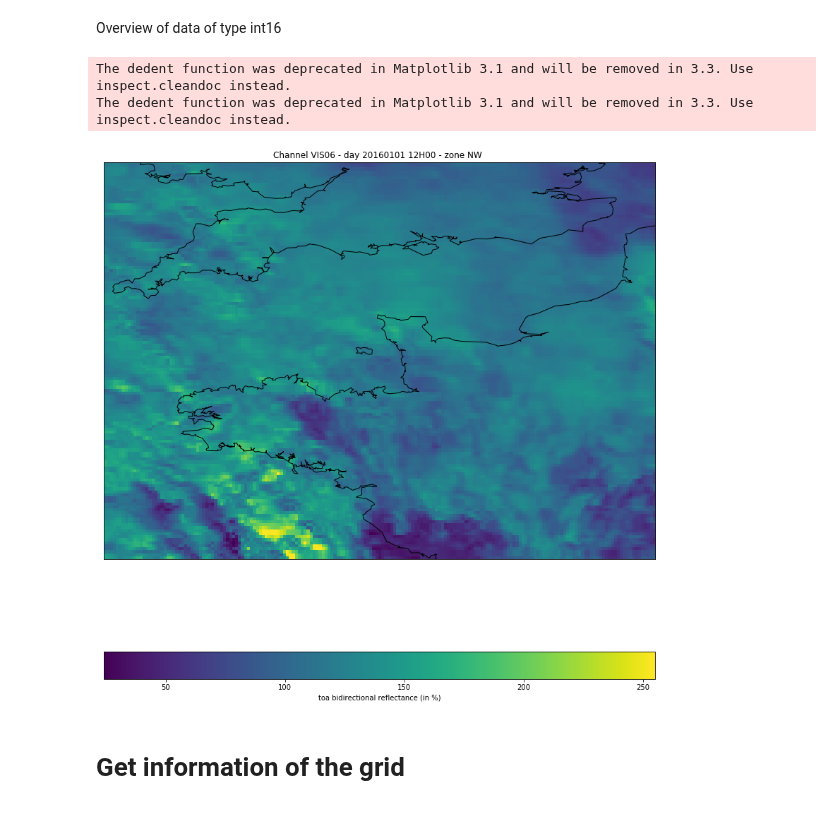
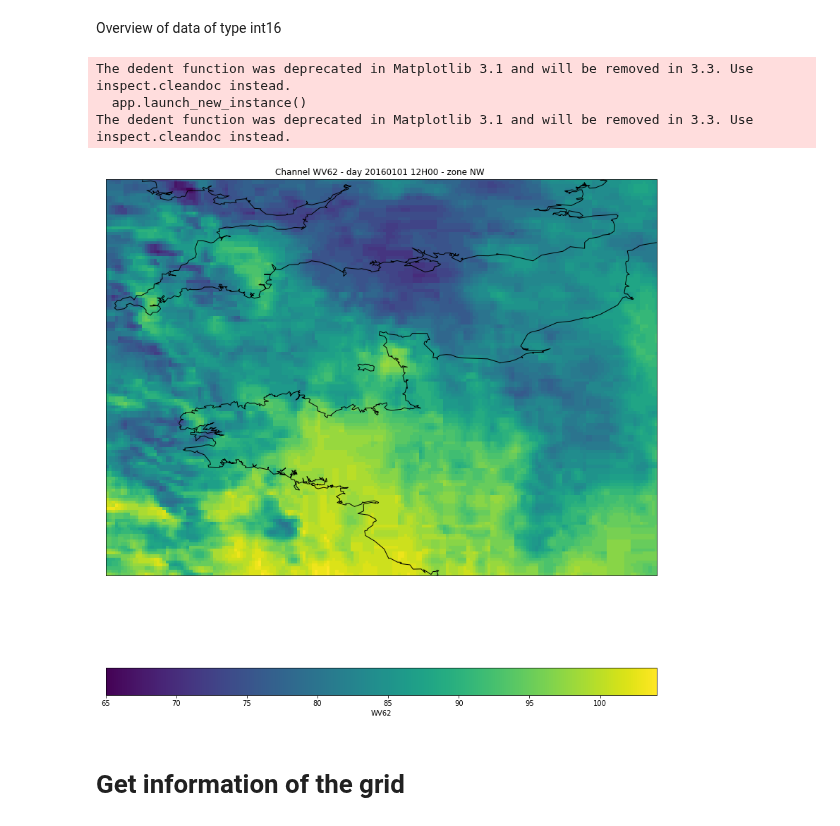
Before and after one commit to meteofrance/meteonet, a Jupyter notebook: notebooks/satellite/open_satellite_channels.ipynb, the cells around one changed output. Drawn from its saved outputs; the diff is of its cells as text; code cells hidden in the pictures.

```diff
--- a/notebooks/satellite/open_satellite_channels.ipynb
+++ b/notebooks/satellite/open_satellite_channels.ipynb
@@ -34,7 +25,7 @@ import xarray as xr
 # %%
 ####Cell containing the modifiable fields######
 zone = 'NW'   #geographic zone
-channel = "VIS06"
+channel = "WV62"
 # %%
 fpath = "../../data_samples/satellite/%s_%s_201601011200.npz"%(channel,zone)
 title = "Channel %s - day 20160101 12H00 - zone %s "%(channel,zone)
@@ -56,17 +47,12 @@ lllon=DOMAINS[zone]['ulx']    #lower left longitude
 urlon=DOMAINS[zone]['lrx']    #upper right longitude
 # %%
 #data loading
-def plot_figure(fname, title):
+def plot_figure(fname, channel, title):
     d = np.load(fname, allow_pickle=True)
     d.files  #know the compressed file structure
     data = d['arr_0']
     fig, ax = plt.subplots(1, 1, figsize=(14, 16))
     #background map definition :
-    if channel == 'VIS06':
-        label_colorbar = 'toa bidirectional reflectance (in %)'
-    else:
-        label_colorbar = 'toa brightness temperature (in K)'
-
     try:
         from mpl_toolkits.basemap import Basemap
         m = Basemap(
@@ -87,17 +73,18 @@ def plot_figure(fname, title):
         )
         print("Here is the error raise when trying to use basemap %s" % repr(e))
         img = plt.imshow(data, interpolation='none', origin='upper')
-    plt.colorbar(img, orientation='horizontal').set_label(label_colorbar)
+    plt.colorbar(img, orientation='horizontal').set_label(channel)
     plt.title(title)
     plt.show()
 # %% [markdown]
 Overview of data of type int16
 # %%
-plot_figure(fpath,title)
+plot_figure(fpath,channel,title)
 # %% [output]
 The dedent function was deprecated in Matplotlib 3.1 and will be removed in 3.3. Use inspect.cleandoc instead.
+  app.launch_new_instance()
 The dedent function was deprecated in Matplotlib 3.1 and will be removed in 3.3. Use inspect.cleandoc instead.
-[figure, old version]
+[figure, new version]
 # %% [markdown]
 # Get information of the grid
 # %%
```
Also changed, not shown: parts of 3 cells of this notebook.
